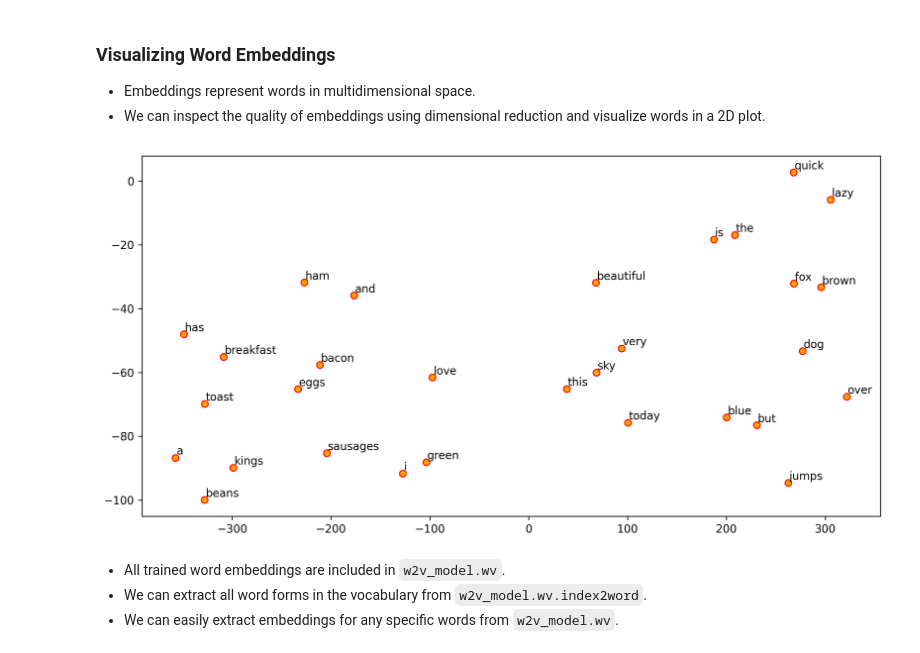
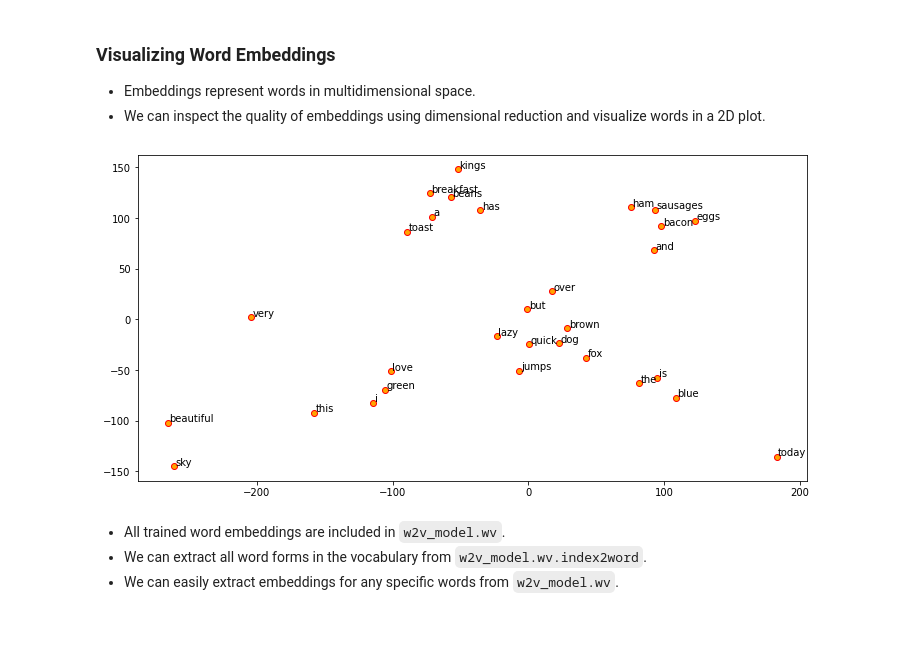
Before and after one commit to alvinntnu/NTNU_ENC2045_LECTURES, a Jupyter notebook: _build/jupyter_execute/nlp/text-vec-embedding.ipynb, the cells around one changed output. Saved outputs shown, nothing was run; the diff lists cells and outputs as text; code cells hidden in the pictures; blank space fills up the shorter version.

```diff
--- a/_build/jupyter_execute/nlp/text-vec-embedding.ipynb
+++ b/_build/jupyter_execute/nlp/text-vec-embedding.ipynb
@@ -151,7 +151,7 @@ min_word_count = 1
 
 w2v_model = word2vec.Word2Vec(
     corpus_tokens,
-    size=feature_size,        # Word embeddings dimensionality
+    vector_size=feature_size,        # Word embeddings dimensionality
     window=window_context,    # Context window size
     min_count=min_word_count, # Minimum word count
     sg=1,                     # `1` for skip-gram; otherwise CBOW.
@@ -159,7 +159,7 @@ w2v_model = word2vec.Word2Vec(
     workers=1,                # number of cores to use
     negative = 5,             # how many negative samples should be drawn
     cbow_mean = 1,            # whether to use the average of context word embeddings or sum(concat)
-    iter=10000,               # number of epochs for the entire corpus
+    epochs=10000,               # number of epochs for the entire corpus
     batch_words=10000,        # batch size
 )
 # %% [output]
@@ -173,23 +173,23 @@ Wall time: 8.88 s
 # %%
 from sklearn.manifold import TSNE
 
-words = w2v_model.wv.index2word ## get the word forms of voculary
+words = w2v_model.wv.index_to_key ## get the word forms of voculary
 wvs = w2v_model.wv[words] ## get embeddings of all word forms
 
-tsne = TSNE(n_components=2, random_state=0, n_iter=5000, perplexity=5)
+tsne = TSNE(n_components=2, random_state=0, n_iter=5000, perplexity=2)
 np.set_printoptions(suppress=True)
 T = tsne.fit_transform(wvs)
 labels = words
 
 plt.figure(figsize=(12, 6))
 plt.scatter(T[:, 0], T[:, 1], c='orange', edgecolors='r')
 for label, x, y in zip(labels, T[:, 0], T[:, 1]):
     plt.annotate(label,
                  xy=(x + 1, y + 1),
                  xytext=(0, 0),
                  textcoords='offset points')
 # %% [output]
-[figure, old version]
+[figure, new version]
 # %% [markdown]
 - All trained word embeddings are included in `w2v_model.wv`.
 - We can extract all word forms in the vocabulary from `w2v_model.wv.index2word`.
```
Also changed, not shown: parts of 18 cells of this notebook, 19 other files.
